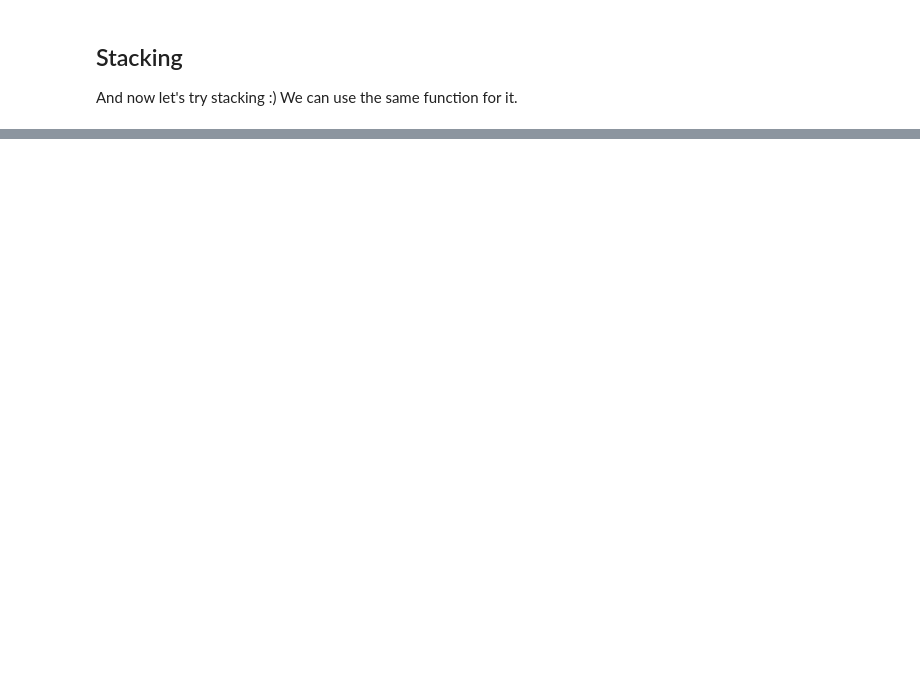
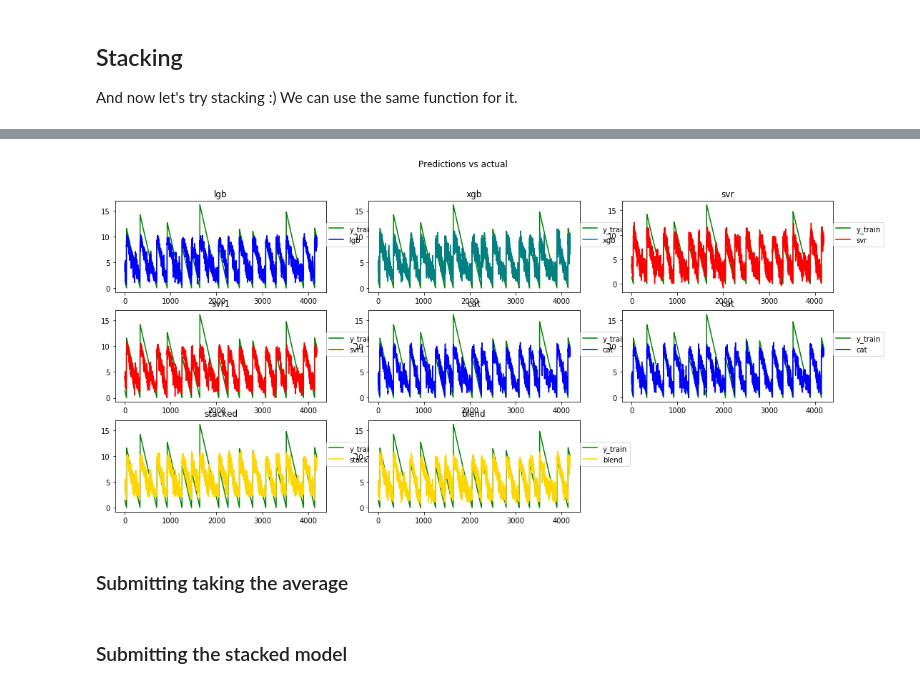
Before and after one commit to ricarddelgado/lanl-earthquake-kaggle, a Jupyter notebook: 3. Earthquakes FE - More features and samples (TODO).ipynb, the cells around one changed output, grey strips where cells are left out. Saved outputs shown, nothing was run; the diff lists cells and outputs as text; code cells hidden in the pictures; blank space fills up the shorter version.

```diff
--- a/3. Earthquakes FE - More features and samples (TODO).ipynb
+++ b/3. Earthquakes FE - More features and samples (TODO).ipynb
@@ -186,7 +165,8 @@ for segment in tqdm_notebook(range(segments)):
     X_tr.loc[segment, 'max'] = x.max()
     X_tr.loc[segment, 'min'] = x.min()
 
-    X_tr.loc[segment, 'mean_change_abs'] = np.mean(np.diff(x))
+    # rdg: mean_change_abs corrected
+    X_tr.loc[segment, 'mean_change_abs'] = np.mean(np.abs(np.diff(x)))
     X_tr.loc[segment, 'mean_change_rate'] = calc_change_rate(x)
     X_tr.loc[segment, 'abs_max'] = np.abs(x).max()
     X_tr.loc[segment, 'abs_min'] = np.abs(x).min()
@@ -255,6 +235,7 @@ for segment in tqdm_notebook(range(segments)):
     ewma = pd.Series.ewm
     X_tr.loc[segment, 'exp_Moving_average_300_mean'] = (ewma(x, span=300).mean()).mean(skipna=True)
     X_tr.loc[segment, 'exp_Moving_average_3000_mean'] = ewma(x, span=3000).mean().mean(skipna=True)
+    # TODO: why 6000 instead of 30000
     X_tr.loc[segment, 'exp_Moving_average_30000_mean'] = ewma(x, span=6000).mean().mean(skipna=True)
     no_of_std = 3
     X_tr.loc[segment, 'MA_700MA_std_mean'] = x.rolling(window=700).std().mean()
@@ -271,6 +252,7 @@ for segment in tqdm_notebook(range(segments)):
     X_tr.loc[segment, 'q001'] = np.quantile(x,0.001)
     X_tr.loc[segment, 'ave10'] = stats.trim_mean(x, 0.1)
 
+    # rdg: The frequency features are new
     X_tr.loc[segment, 'freq_cross_first_50000'] = freq_from_crossings(x.values[:50000], fs)
     X_tr.loc[segment, 'freq_cross_last_50000'] = freq_from_crossings(x.values[-50000:], fs)
     X_tr.loc[segment, 'freq_cross_first_10000'] = freq_from_crossings(x.values[:10000], fs)
@@ -288,7 +270,9 @@ for segment in tqdm_notebook(range(segments)):
         X_tr.loc[segment, 'q05_roll_std_' + str(windows)] = np.quantile(x_roll_std, 0.05)
         X_tr.loc[segment, 'q95_roll_std_' + str(windows)] = np.quantile(x_roll_std, 0.95)
         X_tr.loc[segment, 'q99_roll_std_' + str(windows)] = np.quantile(x_roll_std, 0.99)
+        # rdg: TODO - Introduce abs
         X_tr.loc[segment, 'av_change_abs_roll_std_' + str(windows)] = np.mean(np.diff(x_roll_std))
+        # rdg: TODO - use function calc_change_rate
         X_tr.loc[segment, 'av_change_rate_roll_std_' + str(windows)] = np.mean(np.nonzero((np.diff(x_roll_std) / x_roll_std[:-1]))[0])
         X_tr.loc[segment, 'abs_max_roll_std_' + str(windows)] = np.abs(x_roll_std).max()
 
@@ -378,7 +345,7 @@ for i, seg_id in enumerate(tqdm_notebook(X_test.index)):
     X_test.loc[seg_id, 'max'] = x.max()
     X_test.loc[seg_id, 'min'] = x.min()
 
-    X_test.loc[seg_id, 'mean_change_abs'] = np.mean(np.diff(x))
+    X_test.loc[seg_id, 'mean_change_abs'] = np.mean(np.abs(np.diff(x)))
     X_test.loc[seg_id, 'mean_change_rate'] = calc_change_rate(x)
     X_test.loc[seg_id, 'abs_max'] = np.abs(x).max()
     X_test.loc[seg_id, 'abs_min'] = np.abs(x).min()
@@ -654,37 +751,58 @@ oof_lgb_stack, prediction_lgb_stack, feature_importance = train_model(X=train_st
 # %%
 plt.figure(figsize=(18, 8))
-plt.subplot(2, 3, 1)
+plt.subplot(3, 3, 1)
 plt.plot(y_tr, color='g', label='y_train')
 plt.plot(oof_lgb, color='b', label='lgb')
 plt.legend(loc=(1, 0.5));
 plt.title('lgb');
-plt.subplot(2, 3, 2)
+
+plt.subplot(3, 3, 2)
 plt.plot(y_tr, color='g', label='y_train')
 plt.plot(oof_xgb, color='teal', label='xgb')
 plt.legend(loc=(1, 0.5));
 plt.title('xgb');
-plt.subplot(2, 3, 3)
+
+plt.subplot(3, 3, 3)
 plt.plot(y_tr, color='g', label='y_train')
 plt.plot(oof_svr, color='red', label='svr')
 plt.legend(loc=(1, 0.5));
 plt.title('svr');
-plt.subplot(2, 3, 4)
+
+plt.subplot(3, 3, 4)
+plt.plot(y_tr, color='g', label='y_train')
+plt.plot(oof_svr1, color='red', label='svr1')
+plt.legend(loc=(1, 0.5));
+plt.title('svr1');
+
+plt.subplot(3, 3, 5)
 plt.plot(y_tr, color='g', label='y_train')
 plt.plot(oof_cat, color='b', label='cat')
 plt.legend(loc=(1, 0.5));
 plt.title('cat');
-plt.subplot(2, 3, 5)
+
+plt.subplot(3, 3, 6)
+plt.plot(y_tr, color='g', label='y_train')
+plt.plot(oof_cat, color='b', label='cat')
+plt.legend(loc=(1, 0.5));
+plt.title('cat');
+
+plt.subplot(3, 3, 7)
 plt.plot(y_tr, color='g', label='y_train')
 plt.plot(oof_lgb_stack, color='gold', label='stack')
 plt.legend(loc=(1, 0.5));
-plt.title('blend (stacked)');
+plt.title('stacked');
 plt.legend(loc=(1, 0.5));
 plt.suptitle('Predictions vs actual');
-plt.subplot(2, 3, 6)
+
+plt.subplot(3, 3, 8)
 plt.plot(y_tr, color='g', label='y_train')
 plt.plot((oof_lgb + oof_xgb + oof_svr + oof_svr1 + oof_r + oof_cat) / 6, color='gold', label='blend')
 plt.legend(loc=(1, 0.5));
-plt.title('blend (average)');
+plt.title('blend');
 plt.legend(loc=(1, 0.5));
 plt.suptitle('Predictions vs actual');
+# %% [output]
+[figure, added]
+# %% [markdown]
+### Submitting taking the average
 # %%
@@ -694,0 +812,2 @@ submission.to_csv('submission.csv')
+# %% [markdown]
+### Submitting the stacked model
```
Also changed, not shown: parts of 17 cells of this notebook, 8 other files.
